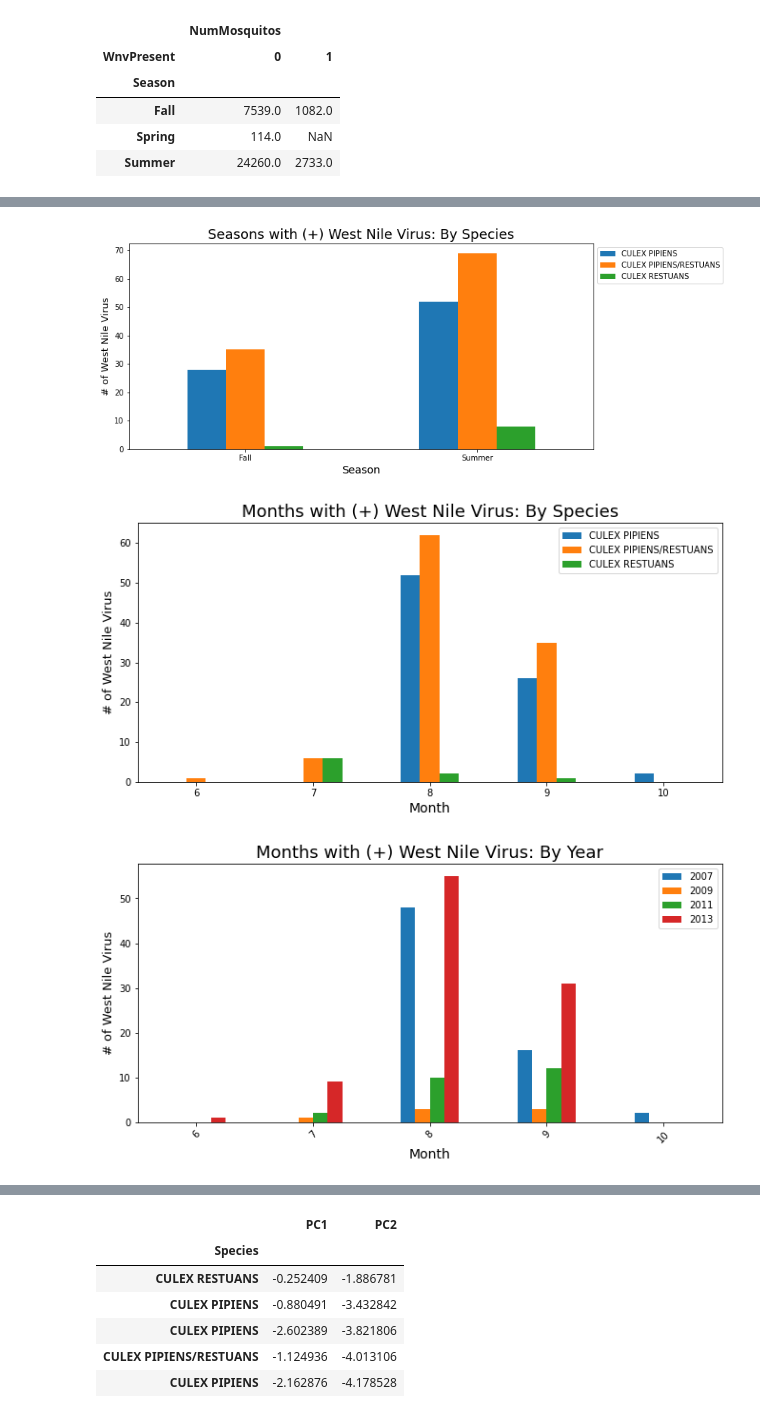
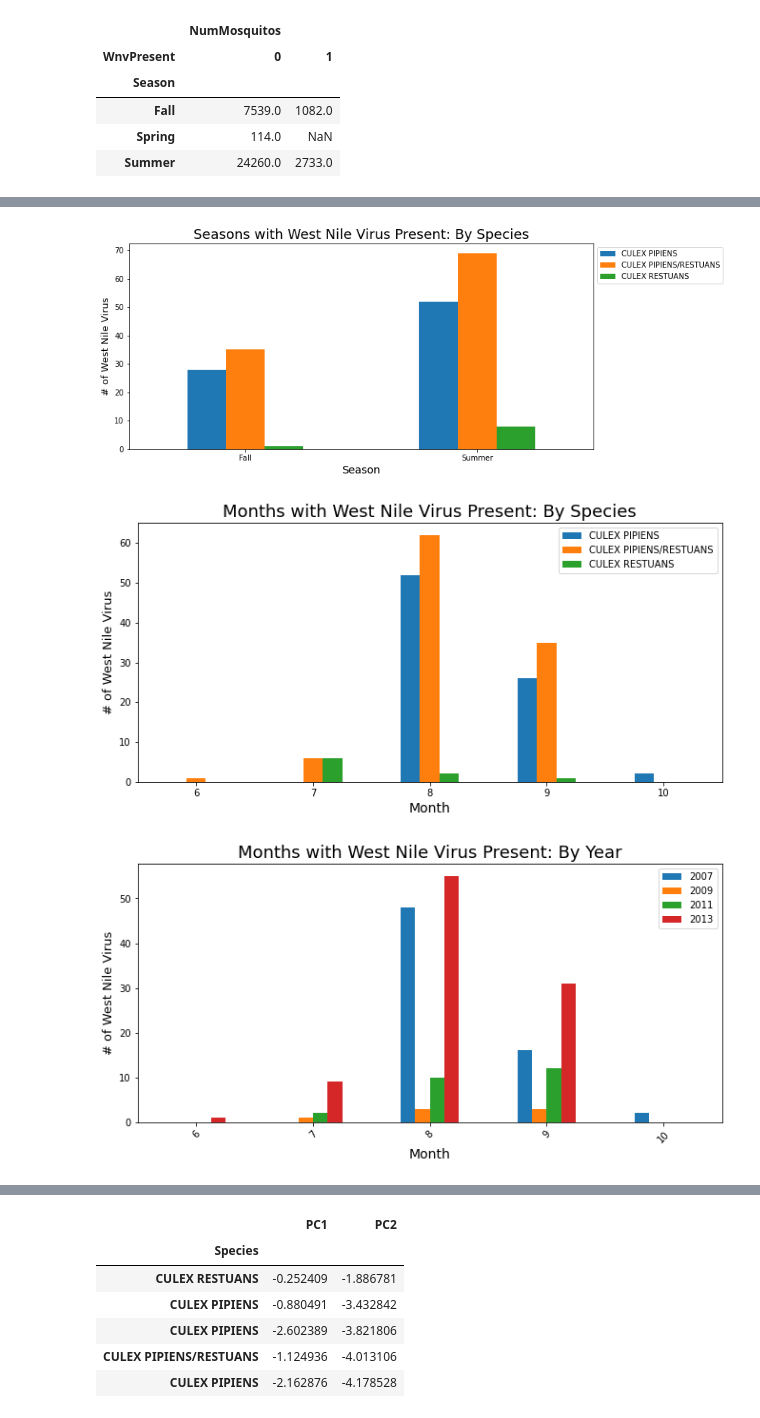
Before and after one commit to MayraC84/Capstone_Two, a Jupyter notebook: West_Nile_Virus.ipynb, the cells around one changed output, grey strips where cells are left out. Saved outputs shown, nothing was run; the diff lists cells and outputs as text; code cells hidden in the pictures.

```diff
--- a/West_Nile_Virus.ipynb
+++ b/West_Nile_Virus.ipynb
@@ -1061,7 +1097,6 @@ new_df['Heat_Shift1'] = new_df['Heat'].shift(1)
 new_df['Cool_Shift1'] = new_df['Cool'].shift(1)
 new_df['Sunrise_Shift1'] = new_df['Sunrise'].shift(1)
 new_df['Sunset_Shift1'] = new_df['Sunset'].shift(1)
-new_df['SnowFall_Shift1'] = new_df['SnowFall'].shift(1)
 new_df['PrecipTotal_Shift1'] = new_df['PrecipTotal'].shift(1)
 new_df['StnPressure_Shift1'] = new_df['StnPressure'].shift(1)
 new_df['SeaLevel_Shift1'] = new_df['SeaLevel'].shift(1)
@@ -1090,7 +1125,6 @@ new_df['Heat_Shift2'] = new_df['Heat'].shift(2)
 new_df['Cool_Shift2'] = new_df['Cool'].shift(2)
 new_df['Sunrise_Shift2'] = new_df['Sunrise'].shift(2)
 new_df['Sunset_Shift2'] = new_df['Sunset'].shift(2)
-new_df['SnowFall_Shift2'] = new_df['SnowFall'].shift(2)
 new_df['PrecipTotal_Shift2'] = new_df['PrecipTotal'].shift(2)
 new_df['StnPressure_Shift2'] = new_df['StnPressure'].shift(2)
 new_df['SeaLevel_Shift2'] = new_df['SeaLevel'].shift(2)
@@ -1144,22 +1239,22 @@ plt.legend(bbox_to_anchor=(1, 1), fontsize='medium')
 plt.xlabel('Season', fontsize=14)
 plt.xticks(rotation=0)
 plt.ylabel('# of West Nile Virus', fontsize=13)
-plt.title('Seasons with (+) West Nile Virus: By Species', fontsize=18, color='black')
+plt.title('Seasons with West Nile Virus Present: By Species', fontsize=18, color='black')
 plt.show()
 # %% [output]
-[figure, old version]
+[figure, new version]
 # %%
 VirusSeason=new_df[new_df['WnvPresent']==1].groupby(['Month'])['Species'].value_counts().unstack().fillna(0)
 VirusSeason.plot.bar(figsize=(11,5))
 plt.grid(False)
 plt.legend(bbox_to_anchor=(1, 1), fontsize='medium')
 plt.xlabel('Month', fontsize=14)
 plt.xticks(rotation=0)
 plt.ylabel('# of West Nile Virus', fontsize=13)
-plt.title('Months with (+) West Nile Virus: By Species', fontsize=18, color='black')
+plt.title('Months with West Nile Virus Present: By Species', fontsize=18, color='black')
 plt.show()
 # %% [output]
-[figure, old version]
+[figure, new version]
 # %%
 VirusSeason=new_df[new_df['WnvPresent']==1].groupby(['Month'])['Year'].value_counts().unstack().fillna(0)
 VirusSeason.plot.bar(figsize=(11,5))
@@ -1168,10 +1263,10 @@ plt.legend(bbox_to_anchor=(1, 1), fontsize='medium')
 plt.xlabel('Month', fontsize=14)
 plt.xticks(rotation=45)
 plt.ylabel('# of West Nile Virus', fontsize=13)
-plt.title('Months with (+) West Nile Virus: By Year', fontsize=18, color='black')
+plt.title('Months with West Nile Virus Present: By Year', fontsize=18, color='black')
 plt.show()
 # %% [output]
-[figure, old version]
+[figure, new version]
 # %%
 
 new_df_scale = new_df.loc[:, ~new_df.columns.isin(['Address','Street','Trap','AddressNumberAndStreet','Season','Season_Year','CodeSum','MonthName','Date'])]
```
Also changed, not shown: parts of 69 cells of this notebook.
